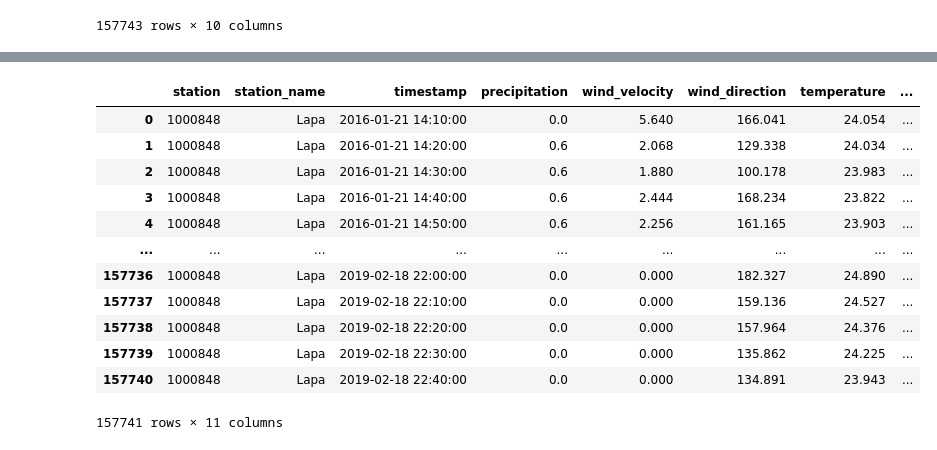
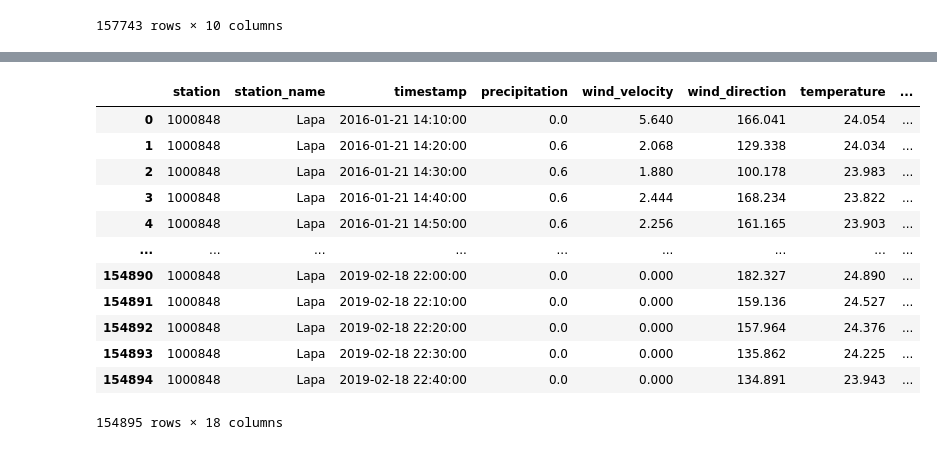
Before and after one commit to plbalmeida/ml-uhi, a Jupyter notebook: notebooks/1.0-preprocessing.ipynb, the cells around one changed output, grey strips where cells are left out. Cells and saved outputs as stored; diff of their text form; code cells hidden in the pictures.

```diff
--- a/notebooks/1.0-preprocessing.ipynb
+++ b/notebooks/1.0-preprocessing.ipynb
@@ -105,0 +89,11 @@ rural
+# %%
+rural = cge[cge.station_name == "Parelheiros"] \
+    .dropna(subset=["precipitation", "wind_velocity", "wind_direction", "temperature", "relative_humidity", "pressure", "wind_blow"]) \
+    .reset_index(drop=True) \
+    .drop(["thermal_sensation"], axis=1)
+
+rural = rural.set_index("timestamp")
+rural = rural.drop(["station", "station_name"], axis=1)
+rural.columns = [f"{i}_rural" for i in list(rural.columns)]
+rural = rural.reset_index()
+rural
@@ -106,22 +114,21 @@ rural
 # %%
-lapa = lapa.merge(rural.rename(columns={"temperature": "rural_temperature"}), on="timestamp")
-lapa["uhi"] = lapa.temperature - lapa.rural_temperature
-lapa = lapa.drop("rural_temperature", axis=1)
+lapa = lapa.merge(rural, on="timestamp")
+lapa["uhi"] = lapa.temperature - lapa.temperature_rural
 lapa
 # %% [output]
 |  | station | station_name | timestamp | precipitation | wind_velocity | wind_direction | temperature | ... |
 | 0 | 1000848 | Lapa | 2016-01-21 14:10:00 | 0.0 | 5.640 | 166.041 | 24.054 | ... |
 | 1 | 1000848 | Lapa | 2016-01-21 14:20:00 | 0.6 | 2.068 | 129.338 | 24.034 | ... |
 | 2 | 1000848 | Lapa | 2016-01-21 14:30:00 | 0.6 | 1.880 | 100.178 | 23.983 | ... |
 | 3 | 1000848 | Lapa | 2016-01-21 14:40:00 | 0.6 | 2.444 | 168.234 | 23.822 | ... |
 | 4 | 1000848 | Lapa | 2016-01-21 14:50:00 | 0.6 | 2.256 | 161.165 | 23.903 | ... |
 | ... | ... | ... | ... | ... | ... | ... | ... | ... |
-| 157736 | 1000848 | Lapa | 2019-02-18 22:00:00 | 0.0 | 0.000 | 182.327 | 24.890 | ... |
-| 157737 | 1000848 | Lapa | 2019-02-18 22:10:00 | 0.0 | 0.000 | 159.136 | 24.527 | ... |
-| 157738 | 1000848 | Lapa | 2019-02-18 22:20:00 | 0.0 | 0.000 | 157.964 | 24.376 | ... |
-| 157739 | 1000848 | Lapa | 2019-02-18 22:30:00 | 0.0 | 0.000 | 135.862 | 24.225 | ... |
-| 157740 | 1000848 | Lapa | 2019-02-18 22:40:00 | 0.0 | 0.000 | 134.891 | 23.943 | ... |
+| 154890 | 1000848 | Lapa | 2019-02-18 22:00:00 | 0.0 | 0.000 | 182.327 | 24.890 | ... |
+| 154891 | 1000848 | Lapa | 2019-02-18 22:10:00 | 0.0 | 0.000 | 159.136 | 24.527 | ... |
+| 154892 | 1000848 | Lapa | 2019-02-18 22:20:00 | 0.0 | 0.000 | 157.964 | 24.376 | ... |
+| 154893 | 1000848 | Lapa | 2019-02-18 22:30:00 | 0.0 | 0.000 | 135.862 | 24.225 | ... |
+| 154894 | 1000848 | Lapa | 2019-02-18 22:40:00 | 0.0 | 0.000 | 134.891 | 23.943 | ... |
-157741 rows × 11 columns
+154895 rows × 18 columns
 # %%
 lapa = get_wind_components(
     lapa,
```
Also changed, not shown: parts of 13 cells of this notebook.
